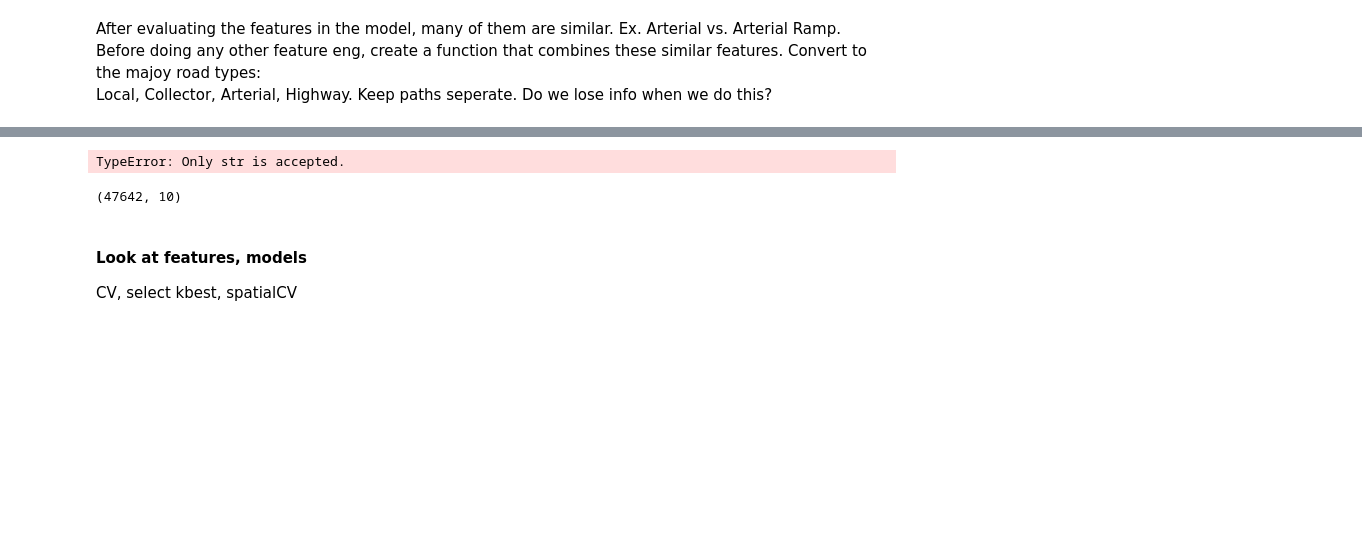
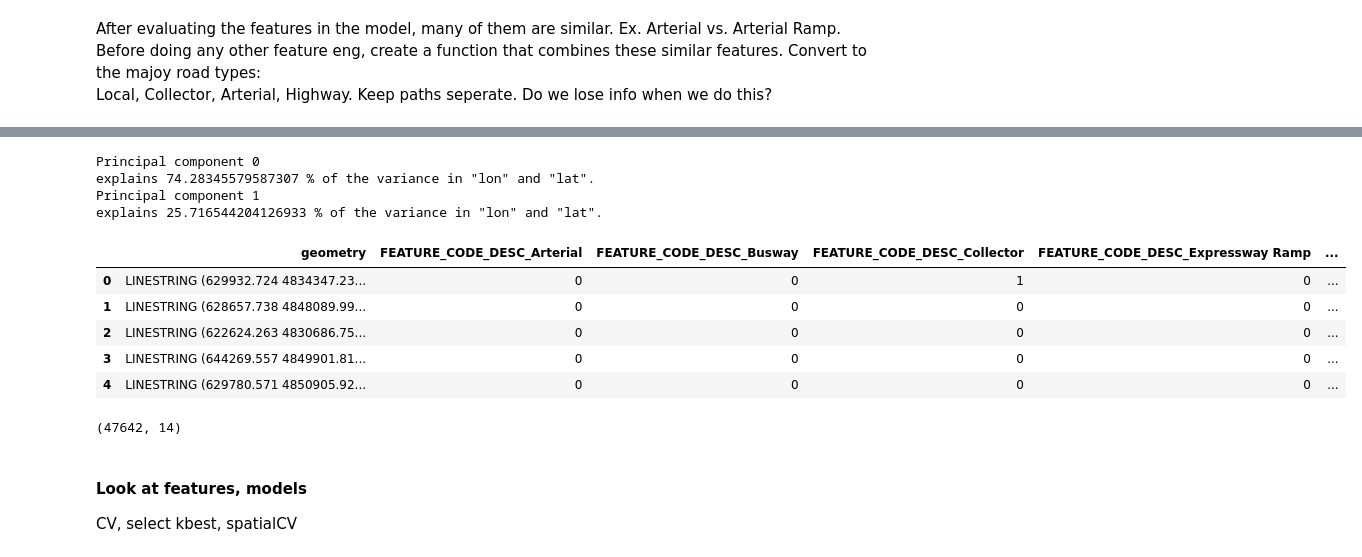
Before and after one commit to KeaganHRankin/Cycle-Classifier, a Jupyter notebook: model/road_feature_model.ipynb, the cells around one changed output, grey strips where cells are left out. Saved outputs shown, nothing was run; the diff lists cells and outputs as text; code cells hidden in the pictures; blank space fills up the shorter version.

```diff
--- a/model/road_feature_model.ipynb
+++ b/model/road_feature_model.ipynb
@@ -68,22 +68,28 @@ Name: FEATURE_CODE_DESC, Length: 47642, dtype: object
 y_train_lts = train_data['LTS']
 y_train_access = train_data['high access']
 X_train = train_data.drop(['LTS','high access'], axis=1)
-
-# Rename a row to work in a function
-X_train = X_train.rename({'geometry_y':'geometry'}, axis=1)
 # %%
 # Engineer features usign model functions.
 keep_rows = ['FEATURE_CODE_DESC','geometry']
 X_train = droprows(X_train, keep_rows)
 X_train = add_regions(X_train, 2, 3)
-X_train = dummy(X_train, dummy_feats=['FEATURE_CODE_DESC'])
+X_train = dummy(X_train, dummy_feats=['FEATURE_CODE_DESC','x_region','y_region'])
 X_train.head()
 # %% [output]
-TypeError: Only str is accepted.
+Principal component 0
+explains 74.28345579587307 % of the variance in "lon" and "lat".
+Principal component 1
+explains 25.716544204126933 % of the variance in "lon" and "lat".
+|  | geometry | FEATURE_CODE_DESC_Arterial | FEATURE_CODE_DESC_Busway | FEATURE_CODE_DESC_Collector | FEATURE_CODE_DESC_Expressway Ramp | ... |
+| 0 | LINESTRING (629932.724 4834347.23... | 0 | 0 | 1 | 0 | ... |
+| 1 | LINESTRING (628657.738 4848089.99... | 0 | 0 | 0 | 0 | ... |
+| 2 | LINESTRING (622624.263 4830686.75... | 0 | 0 | 0 | 0 | ... |
+| 3 | LINESTRING (644269.557 4849901.81... | 0 | 0 | 0 | 0 | ... |
+| 4 | LINESTRING (629780.571 4850905.92... | 0 | 0 | 0 | 0 | ... |
 # %%
 X_train.shape
 # %% [output]
-(47642, 10)
+(47642, 14)
 # %% [markdown]
 #### Look at features, models
 CV, select kbest, spatialCV
```
Also changed, not shown: parts of 10 cells of this notebook, 3 other files.
